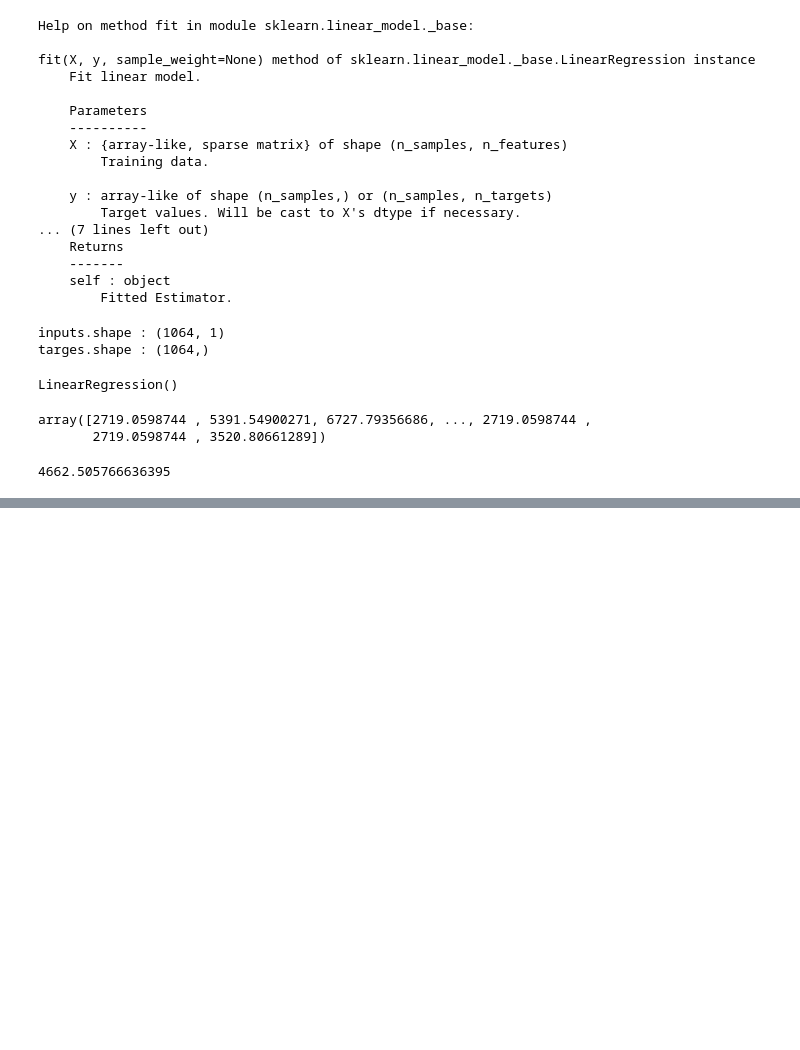
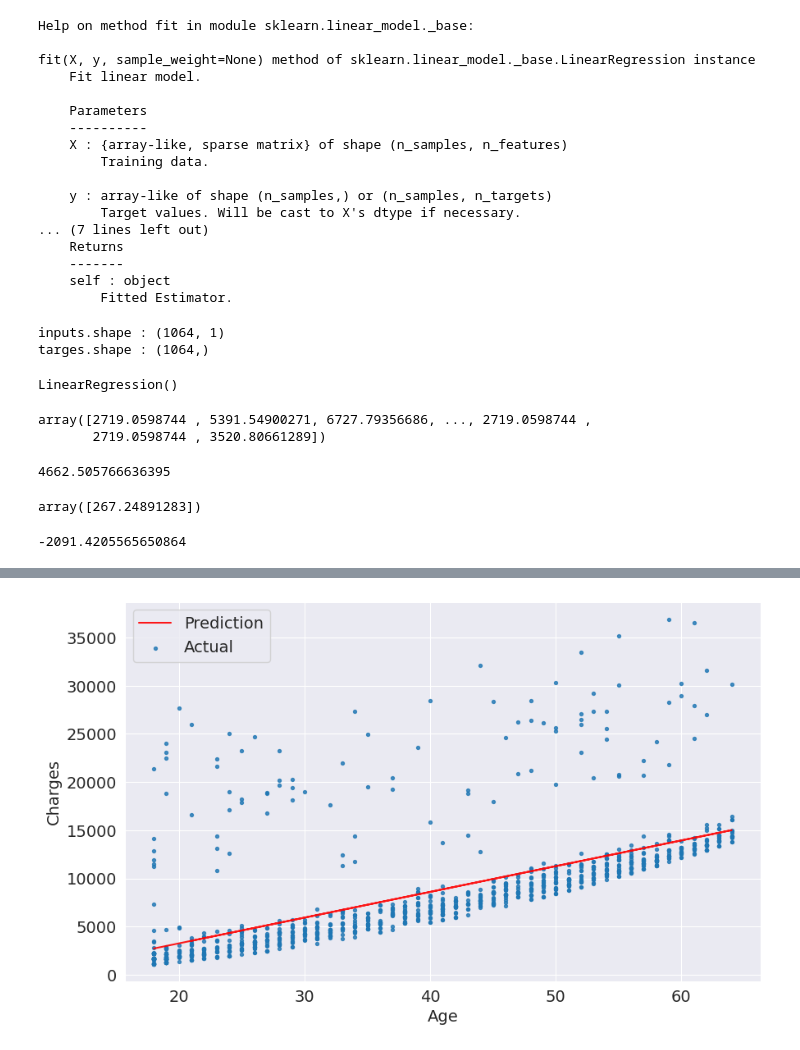
Before and after one commit to tunguyenn99/machine-learning-foundations, a Jupyter notebook: 01-linear-regression.ipynb, the cells around one changed output, grey strips where cells are left out. Drawn from its saved outputs; the diff is of its cells as text; code cells hidden in the pictures; blank space fills up the shorter version.

```diff
--- a/01-linear-regression.ipynb
+++ b/01-linear-regression.ipynb
@@ -486,3 +486,16 @@ array([2719.0598744 , 5391.54900271, 6727.79356686, ..., 2719.0598744 ,
 rmse(targets, predictions)
 # %% [output]
 4662.505766636395
+# %%
+# w
+model.coef_
+# %% [output]
+array([267.24891283])
+# %%
+# b
+model.intercept_
+# %% [output]
+-2091.4205565650864
+# %%
+try_parameters(model.coef_, model.intercept_)
+# %% [output]
@@ -488,0 +503 @@ rmse(targets, predictions)
+[figure, added]
```
Also changed, not shown: parts of 52 cells of this notebook.
